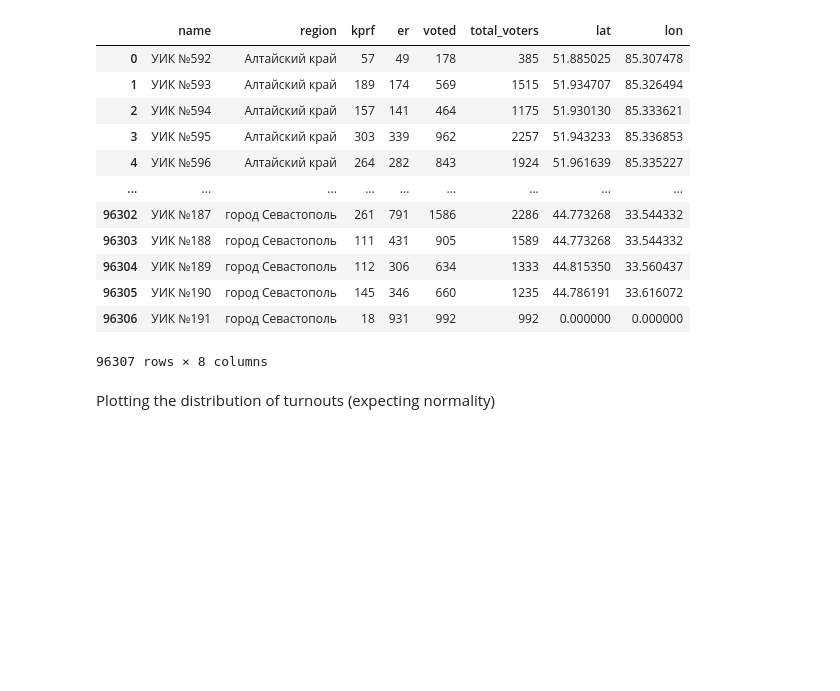
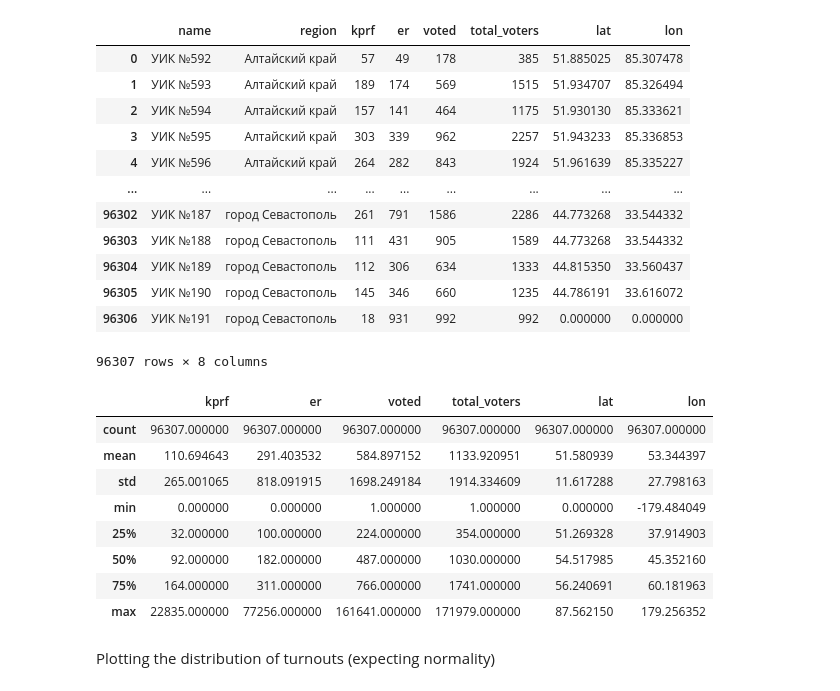
Before and after one commit to falaimo99/open-voting, a Jupyter notebook: analysis/ru_datasets_analysis.ipynb, the cells around one changed output. Cells and saved outputs as stored; diff of their text form; code cells hidden in the pictures; blank space fills up the shorter version.

```diff
--- a/analysis/ru_datasets_analysis.ipynb
+++ b/analysis/ru_datasets_analysis.ipynb
@@ -22,6 +22,18 @@ uiks
 | 96305 | УИК №190 | город Севастополь | 145 | 346 | 660 | 1235 | 44.786191 | 33.616072 |
 | 96306 | УИК №191 | город Севастополь | 18 | 931 | 992 | 992 | 0.000000 | 0.000000 |
 96307 rows × 8 columns
+# %%
+uiks.describe()
+# %% [output]
+|  | kprf | er | voted | total_voters | lat | lon |
+| count | 96307.000000 | 96307.000000 | 96307.000000 | 96307.000000 | 96307.000000 | 96307.000000 |
+| mean | 110.694643 | 291.403532 | 584.897152 | 1133.920951 | 51.580939 | 53.344397 |
+| std | 265.001065 | 818.091915 | 1698.249184 | 1914.334609 | 11.617288 | 27.798163 |
+| min | 0.000000 | 0.000000 | 1.000000 | 1.000000 | 0.000000 | -179.484049 |
+| 25% | 32.000000 | 100.000000 | 224.000000 | 354.000000 | 51.269328 | 37.914903 |
+| 50% | 92.000000 | 182.000000 | 487.000000 | 1030.000000 | 54.517985 | 45.352160 |
+| 75% | 164.000000 | 311.000000 | 766.000000 | 1741.000000 | 56.240691 | 60.181963 |
+| max | 22835.000000 | 77256.000000 | 161641.000000 | 171979.000000 | 87.562150 | 179.256352 |
 # %% [markdown]
 Plotting the distribution of turnouts (expecting normality)
 # %%
```
Also changed, not shown: 3 other files.
